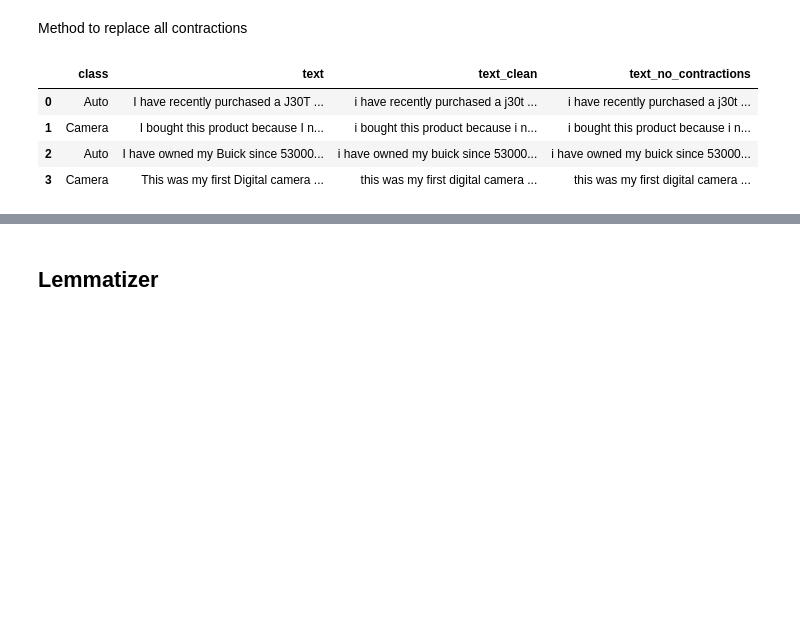
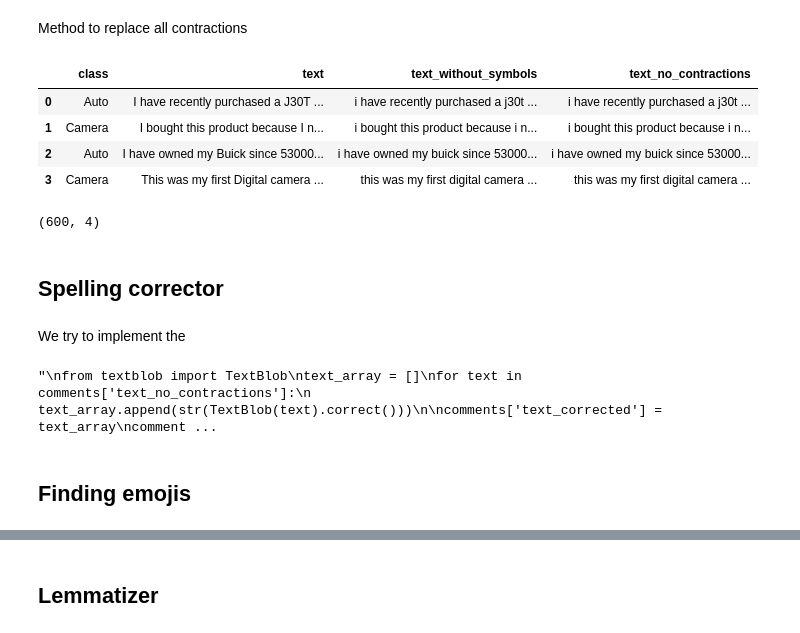
Before and after one commit to MariaBlancoGonzalez/MachineLearningTechniques, a Jupyter notebook: notebooks/NLP_Preprocessing_Vectorization.ipynb, the cells around one changed output, grey strips where cells are left out. Drawn from its saved outputs; the diff is of its cells as text; code cells hidden in the pictures; blank space fills up the shorter version.

```diff
--- a/notebooks/NLP_Preprocessing_Vectorization.ipynb
+++ b/notebooks/NLP_Preprocessing_Vectorization.ipynb
@@ -60,9 +58,9 @@ Here is were we extract the useless symbols and set all text to lower words
 # %%
 useless_symbols = '!"_$%&/()=_ˆ*¡@'
 # %%
-comments['text_clean'] = comments.apply(lambda row:
+comments['text_without_symbols'] = comments.apply(lambda row:
                                           re.sub(useless_symbols, '', row['text'], flags=re.ASCII), axis=1)
-comments['text_clean'] = comments.apply(lambda row: row['text_clean'].lower(), axis=1)
+comments['text_without_symbols'] = comments.apply(lambda row: row['text_without_symbols'].lower(), axis=1)
 # %% [markdown]
 This part is just to test if there are some useless symbols after removing it
 # %%
@@ -211,11 +213,33 @@ def replace_contractions(sentence):
       sentence.replace(word, contractions.get(word))
   return ' '.join(sentence)
 # %%
-comments['text_no_contractions'] = comments.apply(lambda row: replace_contractions(row['text_clean']), axis=1)
+comments['text_no_contractions'] = comments.apply(lambda row: replace_contractions(row['text_without_symbols']), axis=1)
 comments.head(4)
 # %% [output]
-|  | class | text | text_clean | text_no_contractions |
+|  | class | text | text_without_symbols | text_no_contractions |
 | 0 | Auto | I have recently purchased a J30T ... | i have recently purchased a j30t ... | i have recently purchased a j30t ... |
 | 1 | Camera | I bought this product because I n... | i bought this product because i n... | i bought this product because i n... |
 | 2 | Auto | I have owned my Buick since 53000... | i have owned my buick since 53000... | i have owned my buick since 53000... |
 | 3 | Camera | This was my first Digital camera ... | this was my first digital camera ... | this was my first digital camera ... |
+# %%
+comments.shape
+# %% [output]
+(600, 4)
+# %% [markdown]
+## Spelling corrector
+# %% [markdown]
+We try to implement the
+# %%
+'''
+from textblob import TextBlob
+text_array = []
+for text in comments['text_no_contractions']:
+  text_array.append(str(TextBlob(text).correct()))
+
+comments['text_corrected'] = text_array
+comments['text_corrected'].head(4)
+'''
+# %% [output]
+"\nfrom textblob import TextBlob\ntext_array = []\nfor text in comments['text_no_contractions']:\n  text_array.append(str(TextBlob(text).correct()))\n\ncomments['text_corrected'] = text_array\ncomment ...
+# %% [markdown]
+## Finding emojis
```
Also changed, not shown: parts of 54 cells of this notebook.
